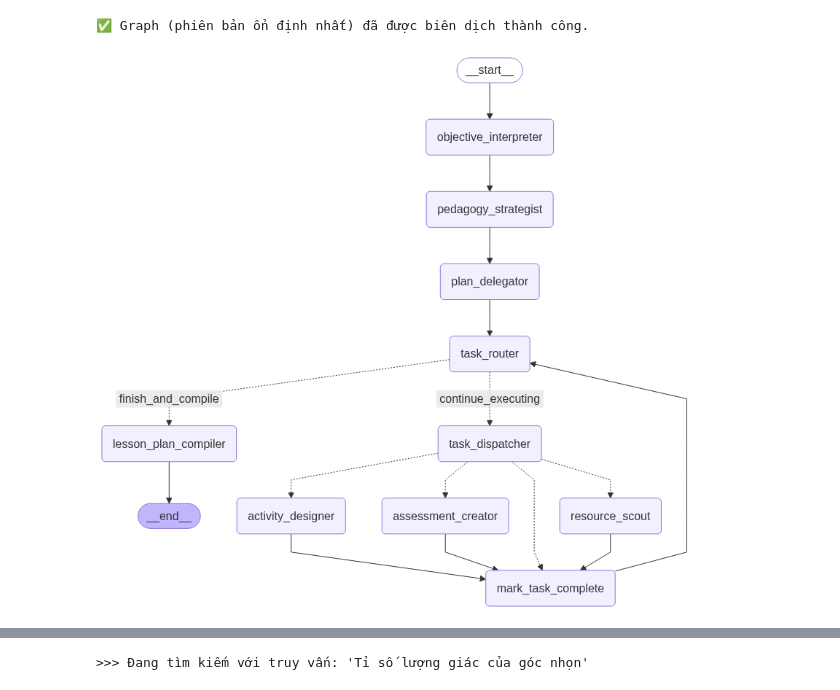
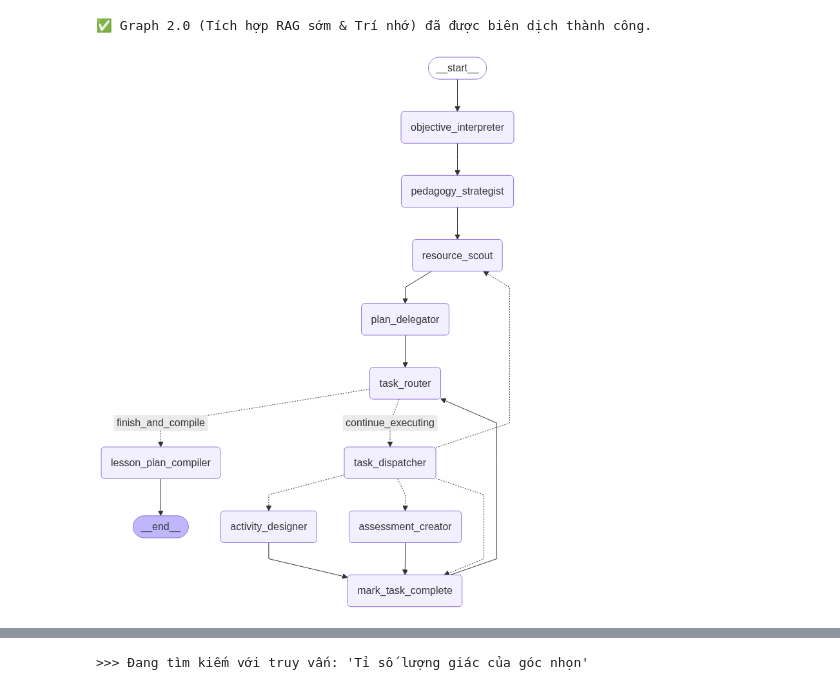
Before and after one commit to WelsneilT/AI-Lesson-Plan-Designer, a Jupyter notebook: development.ipynb, the cells around one changed output, grey strips where cells are left out. Saved outputs shown, nothing was run; the diff lists cells and outputs as text; code cells hidden in the pictures.

```diff
--- a/development.ipynb
+++ b/development.ipynb
@@ -401,10 +390,11 @@ async def lesson_plan_compiler_agent(state: TeacherState) -> Dict[str, Any]:
 # %%
 # ==============================================================================
-# CELL 4: LẮP RÁP GRAPH (PHIÊN BẢN ỔN ĐỊNH NHẤT)
+# CELL 4: LẮP RÁP LẠI GRAPH VỚI LUỒNG LOGIC MỚI
 # ==============================================================================
 
-# --- CÁC HÀM LOGIC VÀ NODE TIỆN ÍCH (Giữ nguyên) ---
+# --- Các hàm logic và node tiện ích (Giữ nguyên) ---
 def mark_task_complete(state: TeacherState) -> Dict[str, Any]:
+    # ... (code giữ nguyên)
     task_list = state.get("task_list", [])
     current_task_id = state.get("current_task_id")
     if not task_list or current_task_id is None: return {}
@@ -416,22 +406,20 @@ def mark_task_complete(state: TeacherState) -> Dict[str, Any]:
     return {"task_list": new_task_list, "current_task_id": None}
 
 def task_router_node(state: TeacherState) -> Dict[str, Any]:
-    print_step("`Router`: Đang kiểm tra nhiệm vụ...")
+    # ... (code giữ nguyên)
+    print_step("\n---\n### 🔄 `Router`: Đang kiểm tra nhiệm vụ...")
     task_list = state.get("task_list", [])
-
-    # Tìm nhiệm vụ đầu tiên còn ở trạng thái "pending"
     next_task = next((task for task in task_list if task.get("status") == "pending"), None)
 
     if next_task:
         print_step(f"Nhiệm vụ tiếp theo: '{next_task['task_name']}' (ID: {next_task['task_id']})")
-        # Nếu có, trả về ID của nó
         return {"current_task_id": next_task['task_id']}
     else:
-        print_step("Hết nhiệm vụ, báo hiệu để đi đến Compiler.")
-        # Nếu không còn, trả về None để hàm điều hướng biết
+        print_step("Hết nhiệm vụ, chuyển sang tổng hợp giáo án.")
         return {"current_task_id": None}
 
 async def task_dispatcher_agent(state: TeacherState) -> Dict[str, Any]:
+    # ... (code giữ nguyên)
     print_step("\n---\n### 🚚 `Agent: Task Dispatcher` Bắt đầu...")
     current_task_id = state.get("current_task_id")
     task_list = state.get("task_list", [])
@@ -447,85 +435,80 @@ async def task_dispatcher_agent(state: TeacherState) -> Dict[str, Any]:
     if next_agent == "unknown":
         print_step(f"--- 🚚 `Dispatcher`: Không nhận ra nhiệm vụ. Bỏ qua.")
         return {"next_agent": "mark_task_complete"}
+
+    # *** Lưu ý: Chúng ta đã di chuyển Resource Scout ra khỏi vòng lặp này,
+    # nhưng vẫn giữ logic ở đây để phòng trường hợp Plan Delegator tạo ra một task tìm kiếm khác.
     print_step(f"--- 🚚 `Dispatcher`: Giao nhiệm vụ cho `{next_agent}`.")
     return {"next_agent": next_agent}
 
-# --- HÀM ĐỊNH TUYẾN CUỐI CÙNG (Cực kỳ đơn giản) ---
 def route_after_router(state: TeacherState) -> Literal["continue_executing", "finish_and_compile"]:
-    """
-    Quyết định xem nên tiếp tục vòng lặp hay đi đến bước cuối.
-    Logic: Nếu `task_router` không tìm thấy nhiệm vụ nào và trả về `current_task_id` là None,
-    thì chúng ta sẽ kết thúc và biên soạn giáo án.
-    """
+    # ... (code giữ nguyên)
     if state.get("current_task_id") is None:
         return "finish_and_compile"
     else:
         return "continue_executing"
 
-# --- XÂY DỰNG GRAPH ---
+# --- XÂY DỰNG GRAPH PHIÊN BẢN 2.0 ---
 workflow = StateGraph(TeacherState)
 
-# Thêm các node
-# ... (thêm tất cả các node như cũ) ...
+# Thêm tất cả các node
 workflow.add_node("objective_interpreter", objective_interpreter_agent)
 workflow.add_node("pedagogy_strategist", pedagogy_strategist_agent)
+# === THAY ĐỔI KIẾN TRÚC ===
+# Resource Scout giờ sẽ chạy ngay sau khi có chiến lược sư phạm
+workflow.add_node("resource_scout", resource_scout_agent)
 workflow.add_node("plan_delegator", plan_delegator_agent)
+# ========================
 workflow.add_node("task_router", task_router_node)
 workflow.add_node("task_dispatcher", task_dispatcher_agent)
 workflow.add_node("mark_task_complete", mark_task_complete)
 workflow.add_node("activity_designer", activity_designer_agent)
-workflow.add_node("resource_scout", resource_scout_agent)
 workflow.add_node("assessment_creator", assessment_creator_agent)
 workflow.add_node("lesson_plan_compiler", lesson_plan_compiler_agent)
 
-
-# Kết nối
+# Kết nối các bước ban đầu theo "dây chuyền" mới
 workflow.set_entry_point("objective_interpreter")
 workflow.add_edge("objective_interpreter", "pedagogy_strategist")
-workflow.add_edge("pedagogy_strategist", "plan_delegator")
+# === THAY ĐỔI KIẾN TRÚC ===
+workflow.add_edge("pedagogy_strategist", "resource_scout")
+workflow.add_edge("resource_scout", "plan_delegator")
+# ========================
 workflow.add_edge("plan_delegator", "task_router")
 
-# Điểm rẽ nhánh chính sau router
+# Vòng lặp xử lý nhiệm vụ (giữ nguyên logic)
 workflow.add_conditional_edges(
     "task_router",
-    route_after_router, # Dùng hàm logic đơn giản này
-    {
-        "continue_executing": "task_dispatcher",
-        "finish_and_compile": "lesson_plan_compiler"
-    }
+    route_after_router,
+    {"continue_executing": "task_dispatcher", "finish_and_compile": "lesson_plan_compiler"}
 )
-
-# Dispatcher quyết định đi đâu
 workflow.add_conditional_edges(
     "task_dispatcher",
     lambda state: state["next_agent"],
     {
         "activity_designer": "activity_designer",
+        "assessment_creator": "assessment_creator",
+        # Resource Scout không còn là một điểm đến phổ biến trong vòng lặp này nữa
         "resource_scout": "resource_scout",
-        "assessment_creator": "assessment_creator",
         "mark_task_complete": "mark_task_complete"
     }
 )
-
-# Vòng lặp
 workflow.add_edge("activity_designer", "mark_task_complete")
-workflow.add_edge("resource_scout", "mark_task_complete")
 workflow.add_edge("assessment_creator", "mark_task_complete")
 workflow.add_edge("mark_task_complete", "task_router")
 
 # Kết thúc
 workflow.add_edge("lesson_plan_compiler", END)
 
-# Biên dịch
+# Biên dịch Graph 2.0
 app = workflow.compile()
-print("✅ Graph (phiên bản ổn định nhất) đã được biên dịch thành công.")
+print("✅ Graph 2.0 (Tích hợp RAG sớm & Trí nhớ) đã được biên dịch thành công.")
 
 try:
     display(Image(app.get_graph().draw_mermaid_png()))
 except Exception as e:
     print(f"Lỗi vẽ biểu đồ: {e}")
 # %% [output]
-✅ Graph (phiên bản ổn định nhất) đã được biên dịch thành công.
+✅ Graph 2.0 (Tích hợp RAG sớm & Trí nhớ) đã được biên dịch thành công.
-[figure, old version]
+[figure, new version]
 # %%
 # ==============================================================================
```
Also changed, not shown: parts of 5 cells of this notebook.
